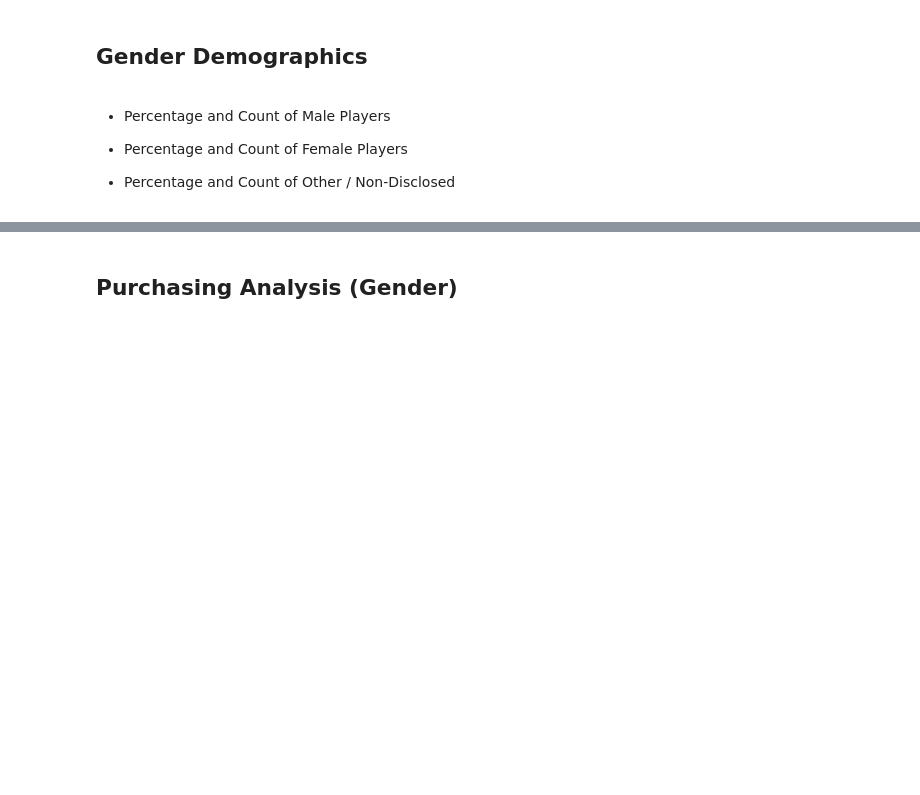
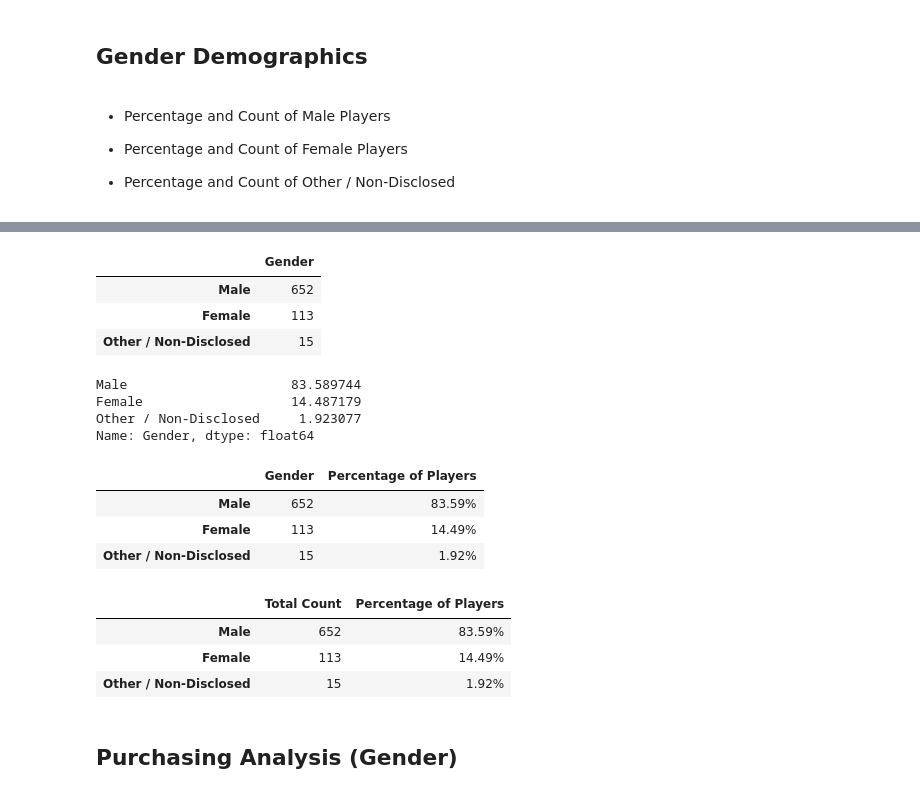
Before and after one commit to Revathi1986/pandas-challenge, a Jupyter notebook: HeroesOfPymoli_starter.ipynb, the cells around one changed output, grey strips where cells are left out. Drawn from its saved outputs; the diff is of its cells as text; code cells hidden in the pictures; blank space fills up the shorter version.

Commit message:
completed gender analysis

```diff
--- a/HeroesOfPymoli_starter.ipynb
+++ b/HeroesOfPymoli_starter.ipynb
@@ -178,0 +156,4 @@ KeyError: 'Gender'
+# %%
+data = pd.read_csv(file_to_load)
+data_df = pd.DataFrame(data)
+data_df.head(100)
@@ -179,3 +174,36 @@ KeyError: 'Gender'
+# %%
+gender_df = pd.DataFrame(data_df["Gender"].value_counts())
+gender_df
+# %% [output]
+|  | Gender |
+| Male | 652 |
+| Female | 113 |
+| Other / Non-Disclosed | 15 |
+# %%
+percentage_of_players = (data_df["Gender"].value_counts()/total_players)*100
+percentage_of_players
+# %% [output]
+Male                     83.589744
+Female                   14.487179
+Other / Non-Disclosed     1.923077
+Name: Gender, dtype: float64
+# %%
+gender_df["Percentage of Players"] = percentage_of_players
+gender_df["Percentage of Players"] = gender_df["Percentage of Players"].map("{:,.2f}%".format)
+gender_df
+# %% [output]
+|  | Gender | Percentage of Players |
+| Male | 652 | 83.59% |
+| Female | 113 | 14.49% |
+| Other / Non-Disclosed | 15 | 1.92% |
+# %%
+fin_df = gender_df.rename(columns={"Gender":"Total Count"})
+fin_df
+# %% [output]
+|  | Total Count | Percentage of Players |
+| Male | 652 | 83.59% |
+| Female | 113 | 14.49% |
+| Other / Non-Disclosed | 15 | 1.92% |
 # %% [markdown]
 
 ## Purchasing Analysis (Gender)
```
Also changed, not shown: parts of 2 cells of this notebook.
